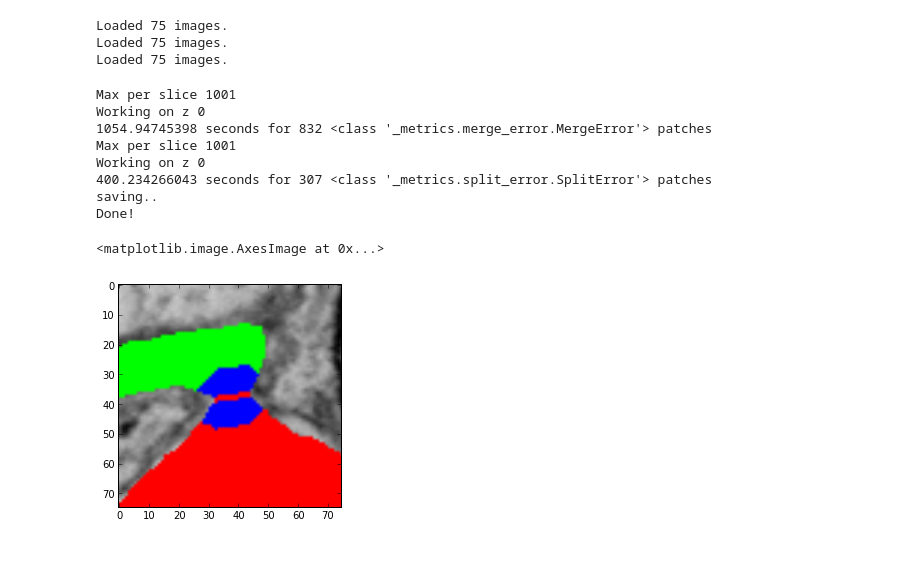
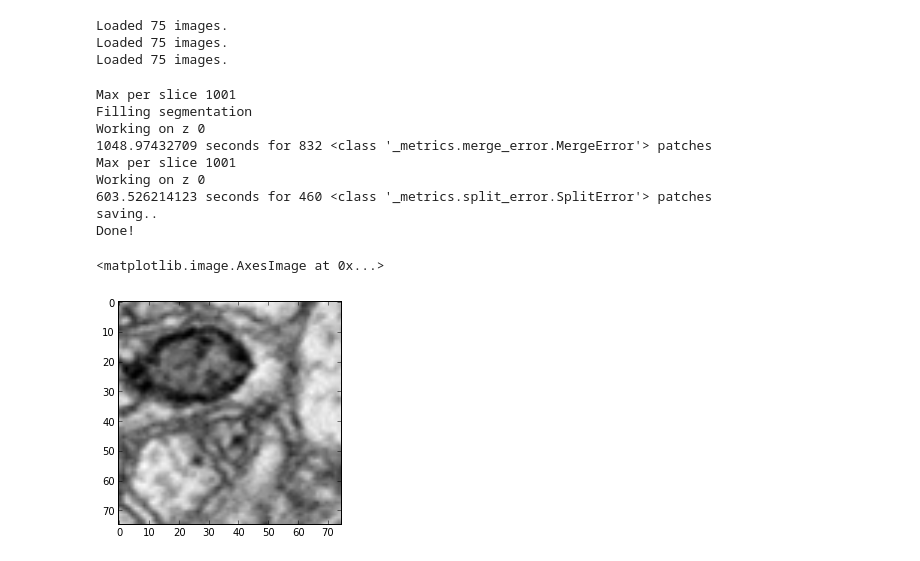
Before and after one commit to VCG/em-quality-metric, a Jupyter notebook: Code/visualize.ipynb, the cells around one changed output. Cells and saved outputs as stored; diff of their text form; code cells hidden in the pictures.

Commit message:
Smooth before creating split errors during patch generation.

```diff
--- a/Code/visualize.ipynb
+++ b/Code/visualize.ipynb
@@ -71,7 +71,7 @@ def generate_patches(_type, start_slice, end_slice, count, filename):
     max_per_slice = int(count / (end_slice - start_slice)) + 1
     print 'Max per slice', max_per_slice
 
-    for s in _type.generate(images[start_slice:end_slice], probs[start_slice:end_slice], gold[start_slice:end_slice], n=2, thumb=True, rotate=False, flip=False, randomize_slice=True, randomize_label=True, max_per_slice=max_per_slice):
+    for s in _type.generate(images[start_slice:end_slice], probs[start_slice:end_slice], gold[start_slice:end_slice], n=3, thumb=True, rotate=False, flip=False, randomize_slice=True, randomize_label=True, max_per_slice=max_per_slice):
     #for s in _metrics.SplitError.generate(images, gold, 10, thumb=False, rotate=True):
 
         #data.append(s)
@@ -217,8 +217,9 @@ def draw_orig_patches(image, draw_bbox=True):
         bbox = split[5][i]
         border = split[6][i]
 
-        if bbox == 0:
-            continue
+        if isinstance (bbox, (np.ndarray, np.generic)) == False:
+            if isinstance (bbox, list) == False:
+                continue
 
         draw_patch(output, 1, bbox, border, None, draw_bbox)
 
@@ -258,8 +259,9 @@ def test_n(image, only_show_bad=False, draw_bbox=True):
             prediction = 1
 
 
-        if bbox == 0:
-            continue
+        if isinstance (bbox, (np.ndarray, np.generic)) == False:
+            if isinstance (bbox, list) == False:
+                continue
 
 #         if prediction != target:
 #             print prediction, target
@@ -275,16 +277,17 @@ SLICE = 70
 PATCH_COUNT = 1000
 correct, split, shuffled = run_pg(SLICE,SLICE+1,PATCH_COUNT,'vis')
 # %% [output]
+Max per slice 1001
+Filling segmentation
+Working on z 0
+1048.97432709 seconds for 832 <class '_metrics.merge_error.MergeError'> patches
 Max per slice 1001
 Working on z 0
-1054.94745398 seconds for 832 <class '_metrics.merge_error.MergeError'> patches
-Max per slice 1001
-Working on z 0
-400.234266043 seconds for 307 <class '_metrics.split_error.SplitError'> patches
+603.526214123 seconds for 460 <class '_metrics.split_error.SplitError'> patches
 saving..
 Done!
 # %%
-imshow(correct[7][0].reshape((75,75,3)))
+imshow(correct[0][0].reshape((75,75)), cmap='gray')
 # %% [output]
 <matplotlib.image.AxesImage at 0x...>
-[figure, old version]
+[figure, new version]
```
Also changed, not shown: parts of 3 cells of this notebook, 3 other files.
